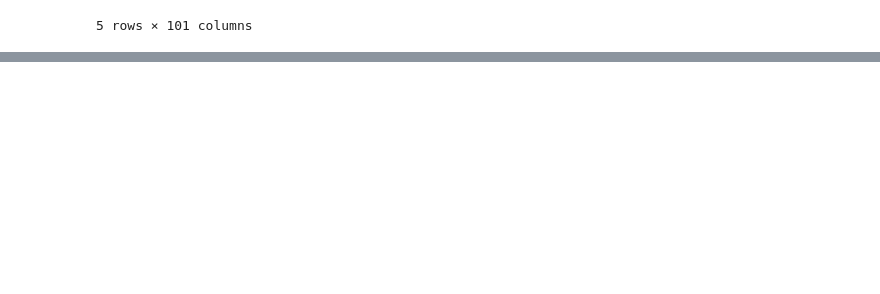
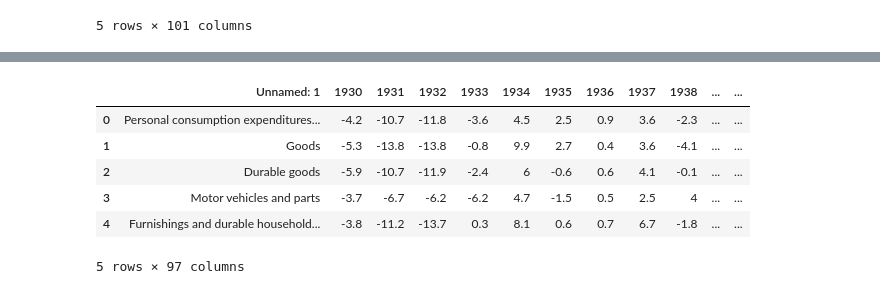
Before and after one commit to ki3n98/AIS_datathon_2026, a Jupyter notebook: notebooks/clean.ipynb, the cells around one changed output, grey strips where cells are left out. Saved outputs shown, nothing was run; the diff lists cells and outputs as text; code cells hidden in the pictures; blank space fills up the shorter version.

```diff
--- a/notebooks/clean.ipynb
+++ b/notebooks/clean.ipynb
@@ -15,0 +43,11 @@ df.head()
+# %%
+df.rename(columns={"Unnamed: 1": "category"})
+df.head()
+# %% [output]
+|  | Unnamed: 1 | 1930 | 1931 | 1932 | 1933 | 1934 | 1935 | 1936 | 1937 | 1938 | ... | ... |
+| 0 | Personal consumption expenditures... | -4.2 | -10.7 | -11.8 | -3.6 | 4.5 | 2.5 | 0.9 | 3.6 | -2.3 | ... | ... |
+| 1 | Goods | -5.3 | -13.8 | -13.8 | -0.8 | 9.9 | 2.7 | 0.4 | 3.6 | -4.1 | ... | ... |
+| 2 | Durable goods | -5.9 | -10.7 | -11.9 | -2.4 | 6 | -0.6 | 0.6 | 4.1 | -0.1 | ... | ... |
+| 3 | Motor vehicles and parts | -3.7 | -6.7 | -6.2 | -6.2 | 4.7 | -1.5 | 0.5 | 2.5 | 4 | ... | ... |
+| 4 | Furnishings and durable household... | -3.8 | -11.2 | -13.7 | 0.3 | 8.1 | 0.6 | 0.7 | 6.7 | -1.8 | ... | ... |
+5 rows × 97 columns
```
Also changed, not shown: parts of 9 cells of this notebook, 3 other files.
